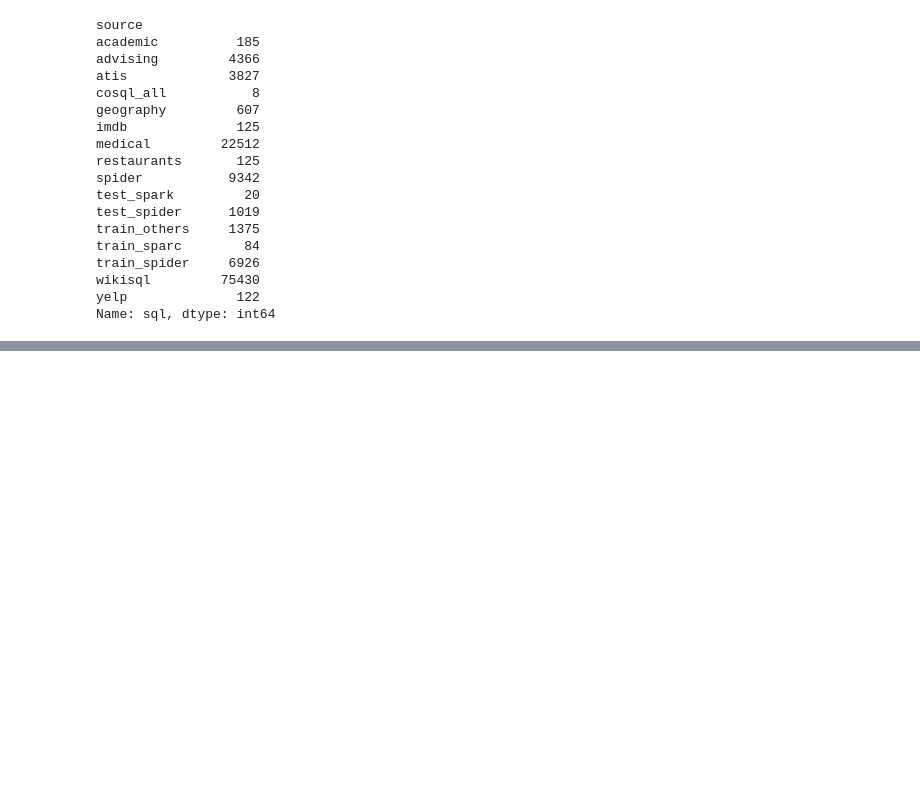
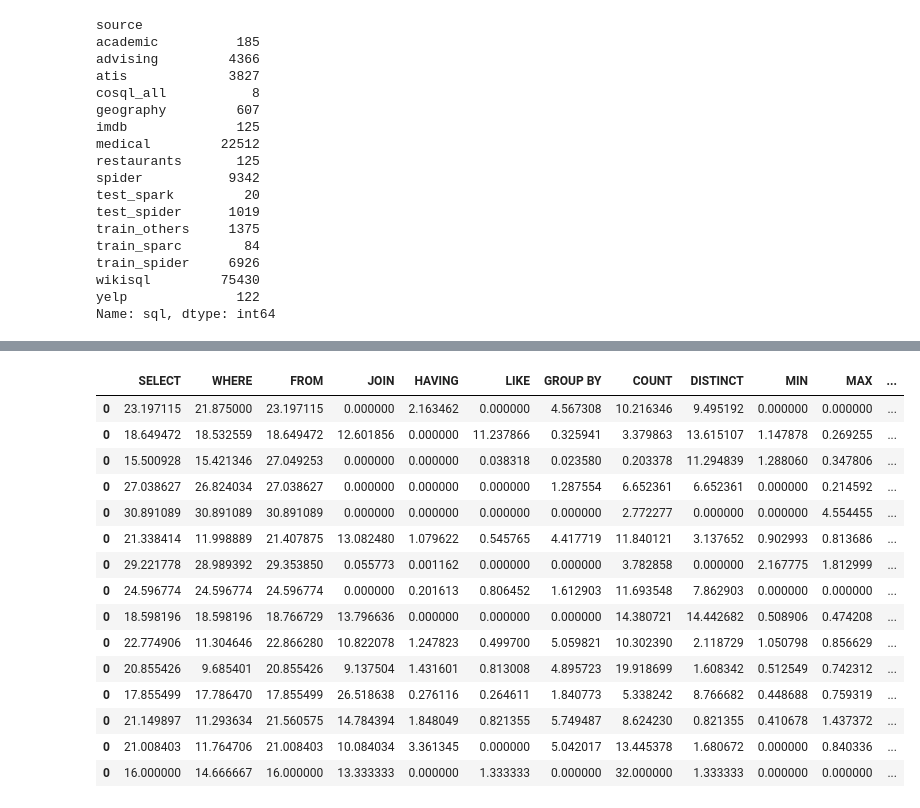
Before and after one commit to anahitxachatryan/textToSql, a Jupyter notebook: EDA/EDA2.ipynb, the cells around one changed output, grey strips where cells are left out. Drawn from its saved outputs; the diff is of its cells as text; code cells hidden in the pictures; blank space fills up the shorter version.

```diff
--- a/EDA/EDA2.ipynb
+++ b/EDA/EDA2.ipynb
@@ -159,0 +170,26 @@ data_keywords
+# %%
+
+data_percents = data_keywords.copy()
+
+data_percents['total'] = data_keywords[words].sum(axis=1)
+data_percents = data_percents.drop(['source'], axis=1)
+data_percents = data_percents.div(data_percents.total, axis='index') * 100
+data_percents.drop(['total'], axis=1, inplace=True)
+data_percents
+# %% [output]
+|  | SELECT | WHERE | FROM | JOIN | HAVING | LIKE | GROUP BY | COUNT | DISTINCT | MIN | MAX | ... |
+| 0 | 23.197115 | 21.875000 | 23.197115 | 0.000000 | 2.163462 | 0.000000 | 4.567308 | 10.216346 | 9.495192 | 0.000000 | 0.000000 | ... |
+| 0 | 18.649472 | 18.532559 | 18.649472 | 12.601856 | 0.000000 | 11.237866 | 0.325941 | 3.379863 | 13.615107 | 1.147878 | 0.269255 | ... |
+| 0 | 15.500928 | 15.421346 | 27.049253 | 0.000000 | 0.000000 | 0.038318 | 0.023580 | 0.203378 | 11.294839 | 1.288060 | 0.347806 | ... |
+| 0 | 27.038627 | 26.824034 | 27.038627 | 0.000000 | 0.000000 | 0.000000 | 1.287554 | 6.652361 | 6.652361 | 0.000000 | 0.214592 | ... |
+| 0 | 30.891089 | 30.891089 | 30.891089 | 0.000000 | 0.000000 | 0.000000 | 0.000000 | 2.772277 | 0.000000 | 0.000000 | 4.554455 | ... |
+| 0 | 21.338414 | 11.998889 | 21.407875 | 13.082480 | 1.079622 | 0.545765 | 4.417719 | 11.840121 | 3.137652 | 0.902993 | 0.813686 | ... |
+| 0 | 29.221778 | 28.989392 | 29.353850 | 0.055773 | 0.001162 | 0.000000 | 0.000000 | 3.782858 | 0.000000 | 2.167775 | 1.812999 | ... |
+| 0 | 24.596774 | 24.596774 | 24.596774 | 0.000000 | 0.201613 | 0.806452 | 1.612903 | 11.693548 | 7.862903 | 0.000000 | 0.000000 | ... |
+| 0 | 18.598196 | 18.598196 | 18.766729 | 13.796636 | 0.000000 | 0.000000 | 0.000000 | 14.380721 | 14.442682 | 0.508906 | 0.474208 | ... |
+| 0 | 22.774906 | 11.304646 | 22.866280 | 10.822078 | 1.247823 | 0.499700 | 5.059821 | 10.302390 | 2.118729 | 1.050798 | 0.856629 | ... |
+| 0 | 20.855426 | 9.685401 | 20.855426 | 9.137504 | 1.431601 | 0.813008 | 4.895723 | 19.918699 | 1.608342 | 0.512549 | 0.742312 | ... |
+| 0 | 17.855499 | 17.786470 | 17.855499 | 26.518638 | 0.276116 | 0.264611 | 1.840773 | 5.338242 | 8.766682 | 0.448688 | 0.759319 | ... |
+| 0 | 21.149897 | 11.293634 | 21.560575 | 14.784394 | 1.848049 | 0.821355 | 5.749487 | 8.624230 | 0.821355 | 0.410678 | 1.437372 | ... |
+| 0 | 21.008403 | 11.764706 | 21.008403 | 10.084034 | 3.361345 | 0.000000 | 5.042017 | 13.445378 | 1.680672 | 0.000000 | 0.840336 | ... |
+| 0 | 16.000000 | 14.666667 | 16.000000 | 13.333333 | 0.000000 | 1.333333 | 0.000000 | 32.000000 | 1.333333 | 0.000000 | 0.000000 | ... |
```
Also changed, not shown: parts of 8 cells of this notebook, 1 other file.
